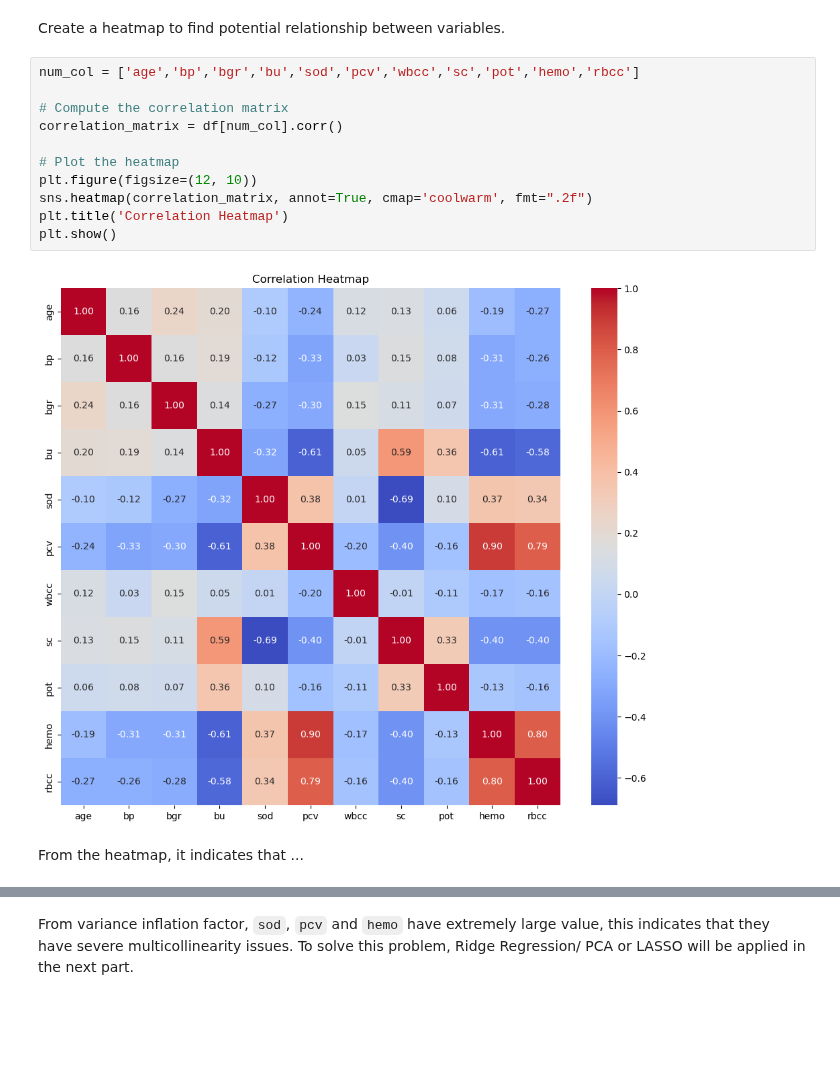
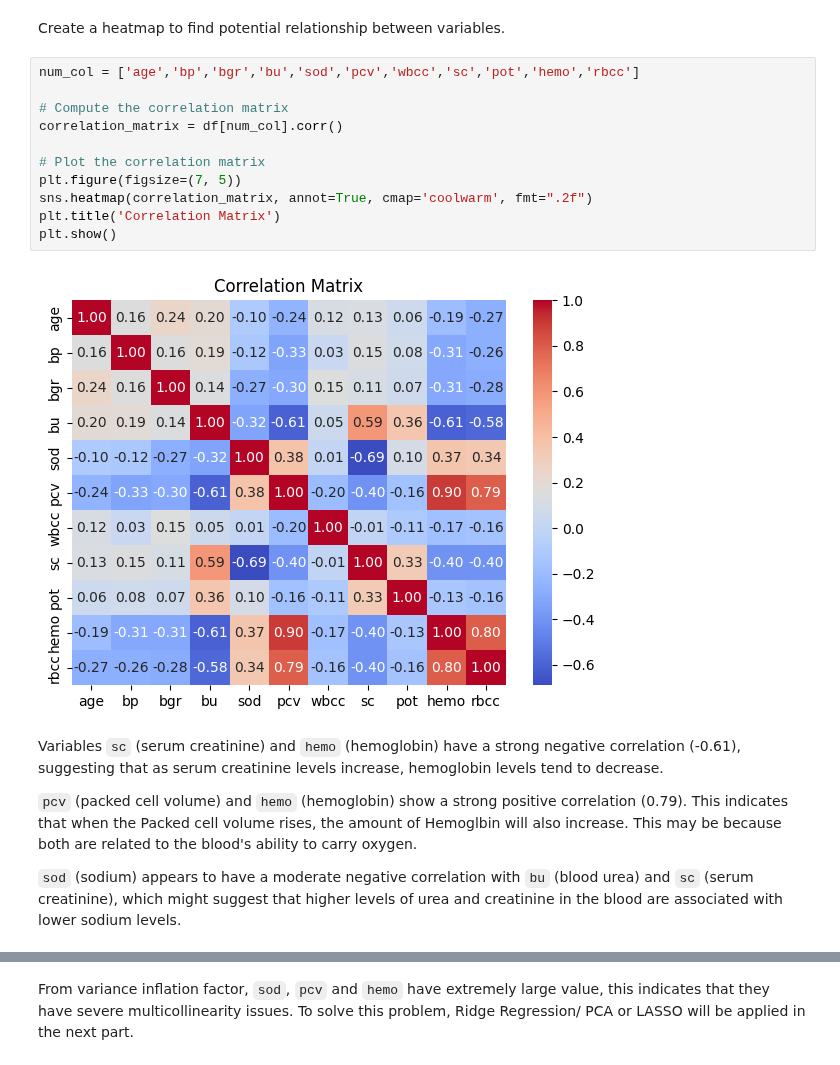
Before and after one commit to Barkesty/Project-Chronic-Kidney-Disease-Classification-Challenge, a Jupyter notebook: project.ipynb, the cells around one changed output, grey strips where cells are left out. Drawn from its saved outputs; the diff is of its cells as text; blank space fills up the shorter version.

```diff
--- a/project.ipynb
+++ b/project.ipynb
@@ -198,18 +198,22 @@ Create a heatmap to find potential relationship between variables.
 # %%
 num_col = ['age','bp','bgr','bu','sod','pcv','wbcc','sc','pot','hemo','rbcc']
 
 # Compute the correlation matrix
 correlation_matrix = df[num_col].corr()
 
-# Plot the heatmap
-plt.figure(figsize=(12, 10))
+# Plot the correlation matrix
+plt.figure(figsize=(7, 5))
 sns.heatmap(correlation_matrix, annot=True, cmap='coolwarm', fmt=".2f")
-plt.title('Correlation Heatmap')
+plt.title('Correlation Matrix')
 plt.show()
 # %% [output]
-[figure, old version]
+[figure, new version]
-# %% [markdown]
-From the heatmap, it indicates that ...
+# %% [markdown]
+Variables `sc` (serum creatinine) and `hemo` (hemoglobin) have a strong negative correlation (-0.61), suggesting that as serum creatinine levels increase, hemoglobin levels tend to decrease.
+
+`pcv` (packed cell volume) and `hemo` (hemoglobin) show a strong positive correlation (0.79). This indicates that when the Packed cell volume rises, the amount of Hemoglbin will also increase. This may be because both are related to the blood's ability to carry oxygen.
+
+`sod` (sodium) appears to have a moderate negative correlation with `bu` (blood urea) and `sc` (serum creatinine), which might suggest that higher levels of urea and creatinine in the blood are associated with lower sodium levels.
 # %%
 df_cleaned = df[num_col].dropna()
 vals = [VIF(df_cleaned, i)
```
Also changed, not shown: parts of 14 cells of this notebook.
